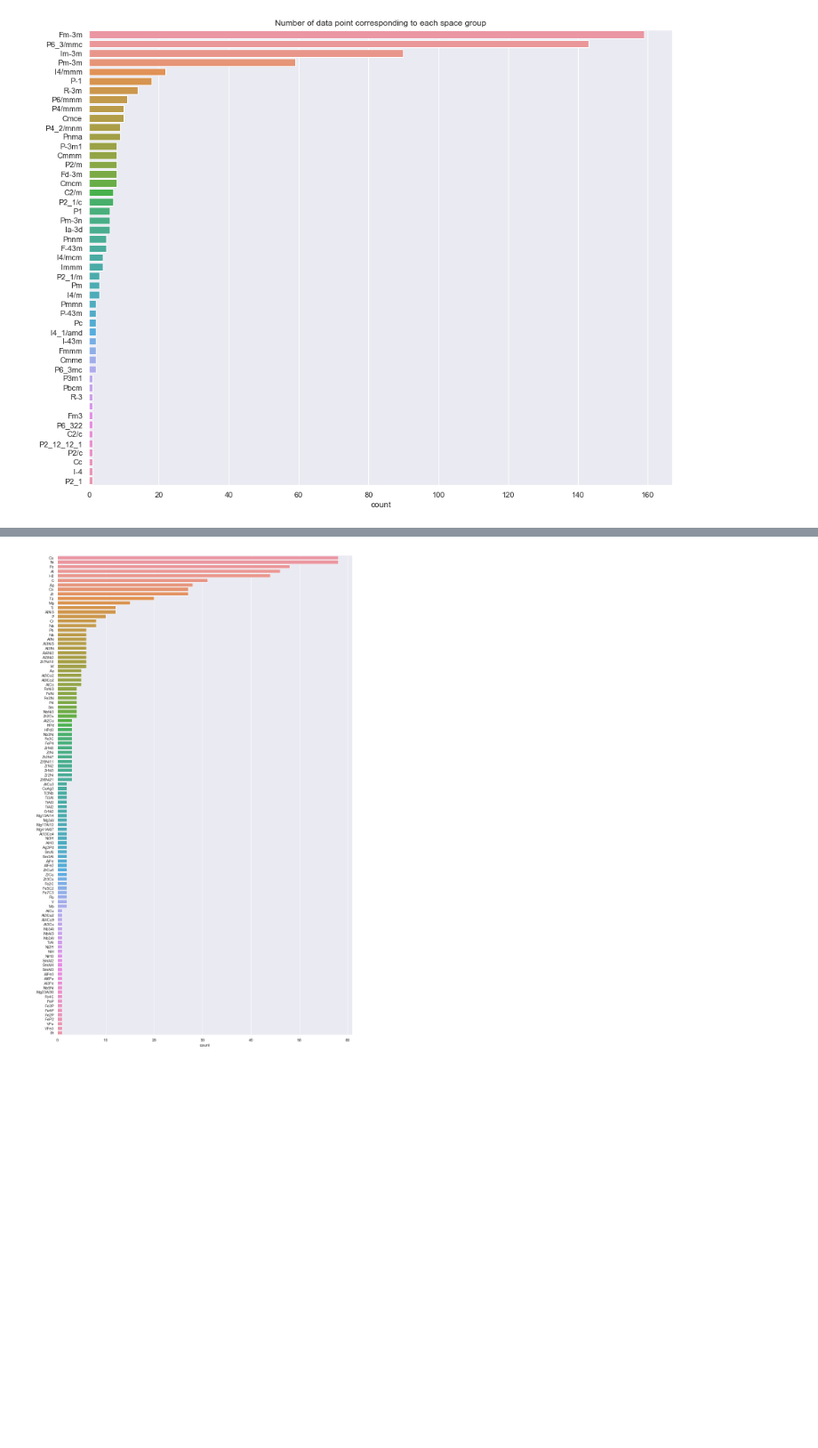
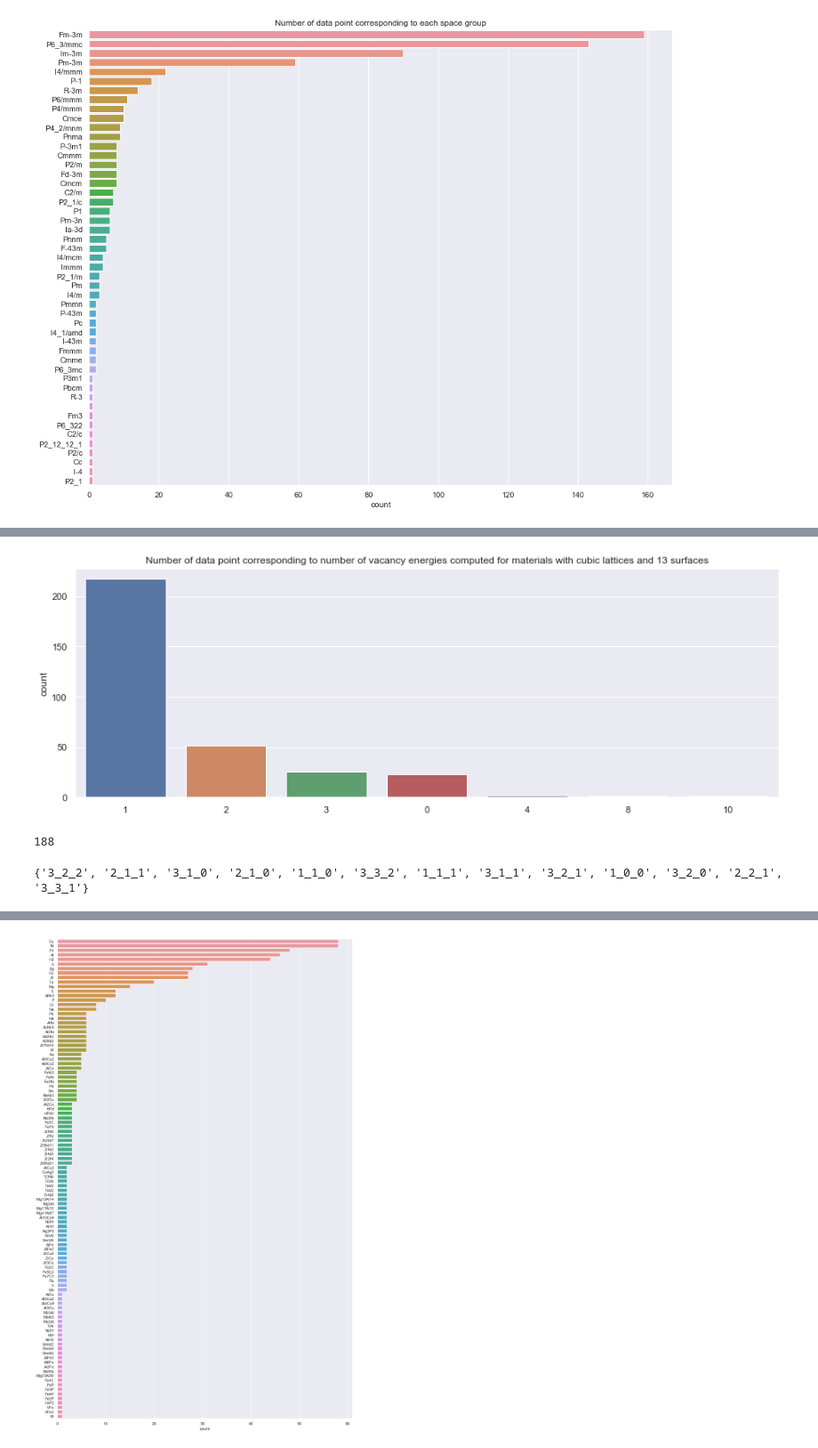
Before and after one commit to vladturlo/JARVIS_ML, a Jupyter notebook: Data_Preparation/Jarvis_data_json2csv.ipynb, the cells around one changed output, grey strips where cells are left out. Shown: that part at 89% size. Saved outputs shown, nothing was run; the diff lists cells and outputs as text; code cells hidden in the pictures; blank space fills up the shorter version.

```diff
--- a/Data_Preparation/Jarvis_data_json2csv.ipynb
+++ b/Data_Preparation/Jarvis_data_json2csv.ipynb
@@ -95,0 +121,39 @@ ax = sns.countplot(x=bl_array, order=bl_sorted)
+# %%
+# determine number of vacancy energies computed for materials with cubic lattices and 13 surfaces
+ve_array = [len(d['defect_val']) for d in data if get_lattice(d['sg']) == 'cubic' and len(d['surf_name']) == 13]
+
+# Count the number of points for each number of surfaces
+ve_hist = Counter()
+for ve in ve_array:
+     ve_hist[ve] += 1
+
+# Sort the Bravais lattices from the largest number of points to the smalest
+ve_sorted = [item[0] for item in sorted(ve_hist.items() , reverse=True, key=lambda x: x[1])]
+
+# Plot the corresponding histogram
+plt.rcParams['figure.figsize'] = [15, 5]
+plt.title("Number of data point corresponding to number of vacancy energies computed for materials with cubic lattices and 13 surfaces")
+sns.set(style="darkgrid")
+ax = sns.countplot(x=ve_array, order=ve_sorted)
+# %% [output]
+[figure, added]
+# %%
+# show all the materials with 1 positive vacancy energy
+import pprint
+pprint.pprint([{d['formula'] : d['defect_val']}  for d in data
+               if get_lattice(d['sg']) == 'cubic'
+               and len(d['surf_name']) == 13
+               and len(d['defect_val']) == 1
+               and d['defect_val'][0] > 0.0])
+# %% [output]
+188
+# %%
+# check the number of unique surfaces
+surfaces = set()
+for d in data:
+    if get_lattice(d['sg']) == 'cubic' and len(d['surf_name']) == 13 and len(d['defect_val']) == 1 and d['defect_val'][0] > 0.0:
+        for s in d['surf_name']:
+            surfaces.add(s)
+print(surfaces)
+# %% [output]
+{'3_2_2', '2_1_1', '3_1_0', '2_1_0', '1_1_0', '3_3_2', '1_1_1', '3_1_1', '3_2_1', '1_0_0', '3_2_0', '2_2_1', '3_3_1'}
```
Also changed, not shown: parts of 7 cells of this notebook, 1 other file.
